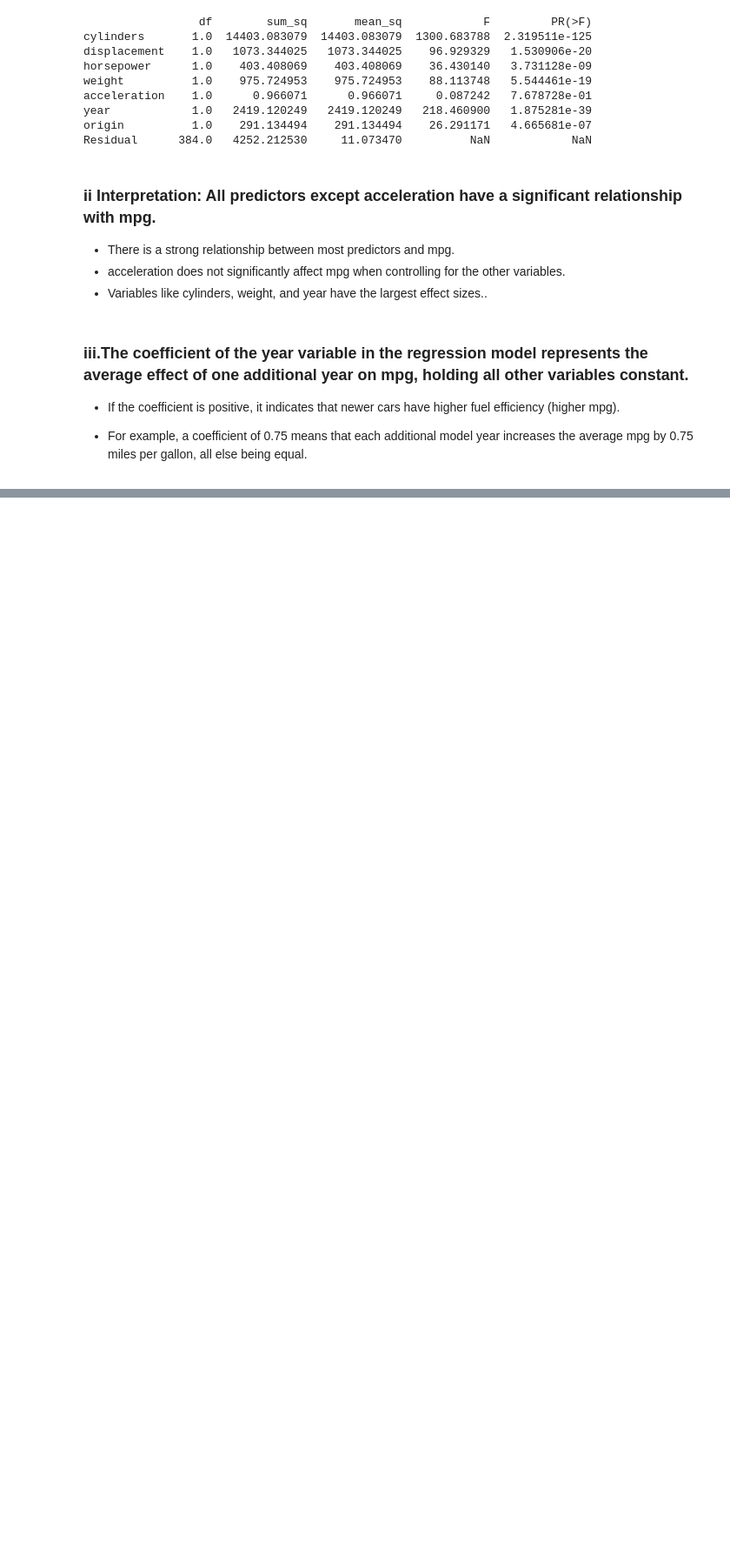
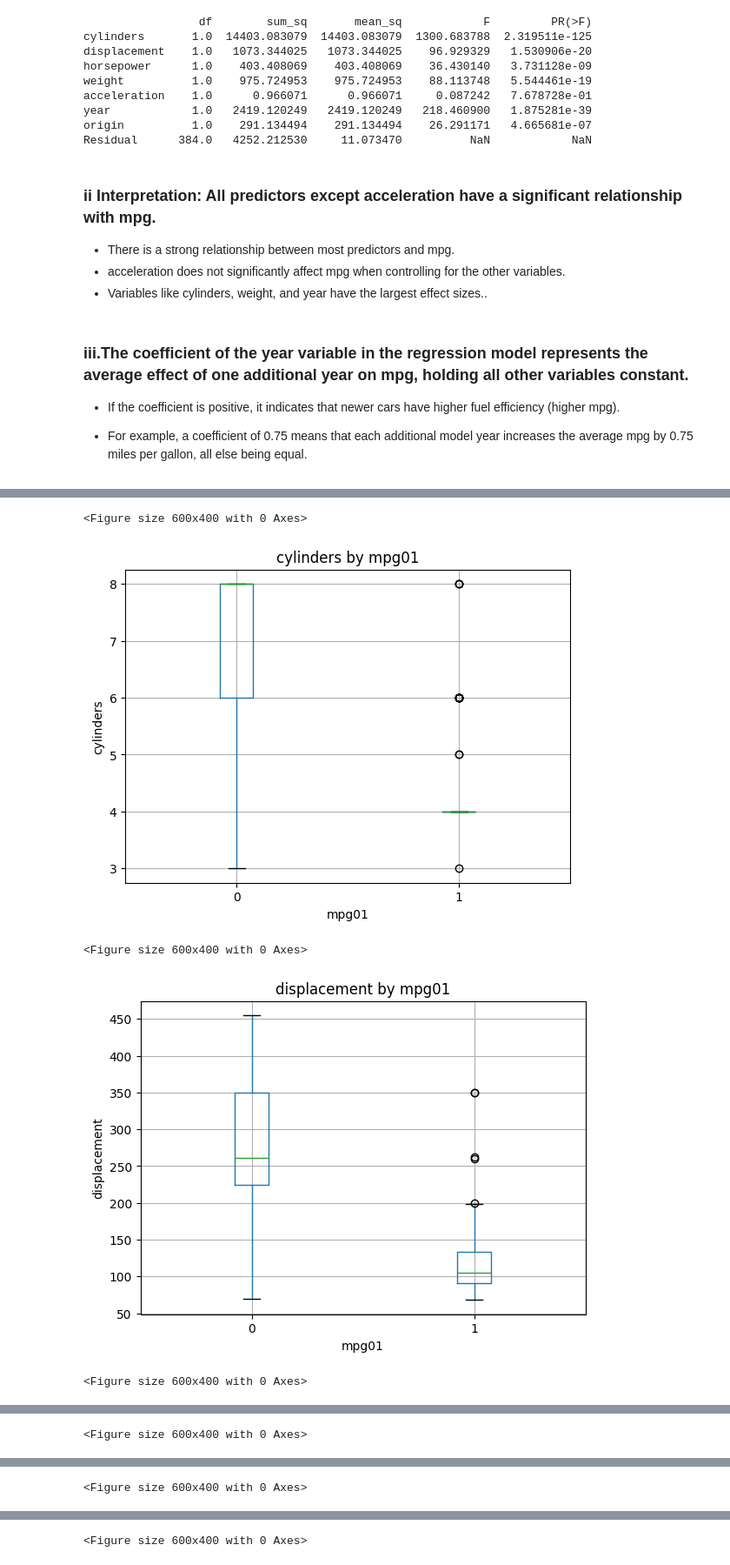
Before and after one commit to lekoundanmgedeon/machinelearning-islp, a Jupyter notebook: assignements/A1_ML/A1_ml.ipynb, the cells around one changed output, grey strips where cells are left out. Shown at 87% size. Cells and saved outputs as stored; diff of their text form; code cells hidden in the pictures; blank space fills up the shorter version.

```diff
--- a/assignements/A1_ML/A1_ml.ipynb
+++ b/assignements/A1_ML/A1_ml.ipynb
@@ -263,0 +266,11 @@ Residual      384.0   4252.212530     11.073470          NaN            NaN
+# %%
+auto = load_data('Auto')
+# %%
+# Compute median of mpg
+mpg_median = auto['mpg'].median()
+
+# Create binary variable: 1 if mpg > median, 0 if mpg <= median
+auto['mpg01'] = (auto['mpg'] > mpg_median).astype(int)
+
+# Check the new column
+print(auto[['mpg', 'mpg01']].head())
@@ -263,0 +285,24 @@ Residual      384.0   4252.212530     11.073470          NaN            NaN
+# %%
+# List of numeric predictors (excluding mpg and mpg01)
+numeric_cols = auto.select_dtypes(include='number').columns
+numeric_cols = [c for c in numeric_cols if c not in ['mpg', 'mpg01']]
+
+# Boxplots of each numeric variable versus mpg01
+for col in numeric_cols:
+    plt.figure(figsize=(6,4))
+    auto.boxplot(column=col, by='mpg01')
+    plt.title(f'{col} by mpg01')
+    plt.suptitle('')
+    plt.xlabel('mpg01')
+    plt.ylabel(col)
+    plt.show()
+
+# Optional: scatterplot matrix for numeric predictors colored by mpg01
+pd.plotting.scatter_matrix(auto[numeric_cols + ['mpg01']], figsize=(10,10), diagonal='hist', c=auto['mpg01'], marker='o', alpha=0.5)
+plt.show()
+# %% [output]
+<Figure size 600x400 with 0 Axes>
+[figure, added]
+<Figure size 600x400 with 0 Axes>
+[figure, added]
+<Figure size 600x400 with 0 Axes>
@@ -263,0 +310 @@ Residual      384.0   4252.212530     11.073470          NaN            NaN
+<Figure size 600x400 with 0 Axes>
@@ -263,0 +312 @@ Residual      384.0   4252.212530     11.073470          NaN            NaN
+<Figure size 600x400 with 0 Axes>
@@ -263,0 +314 @@ Residual      384.0   4252.212530     11.073470          NaN            NaN
+<Figure size 600x400 with 0 Axes>
```
Also changed, not shown: parts of 4 cells of this notebook.
